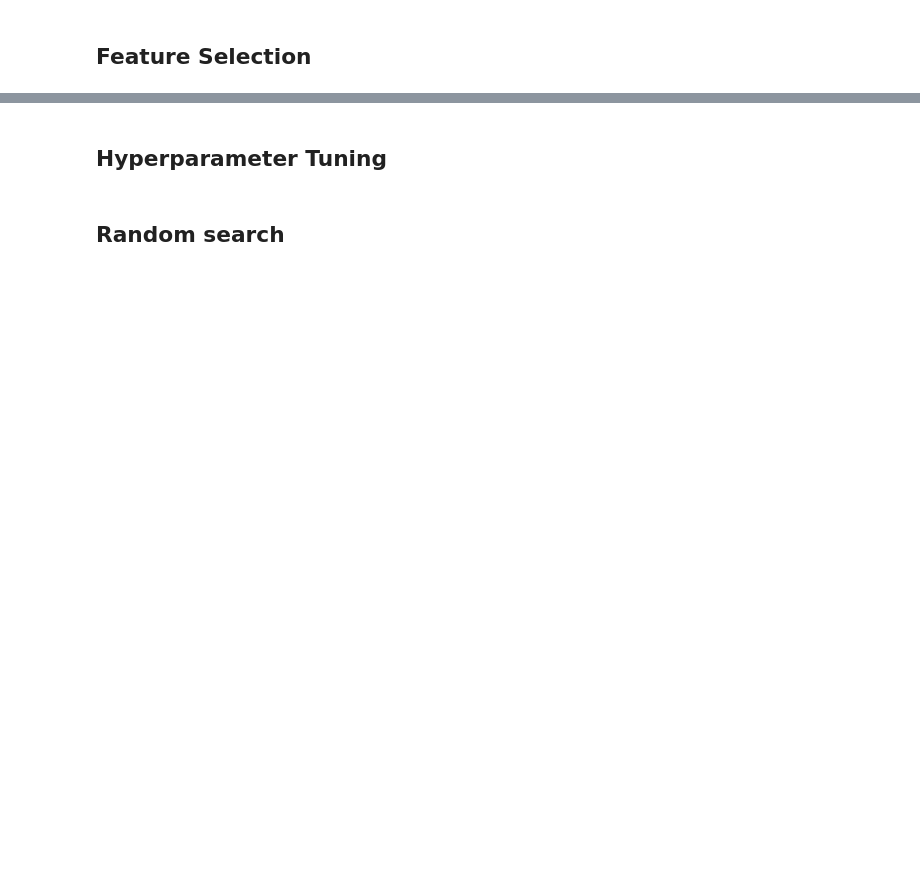
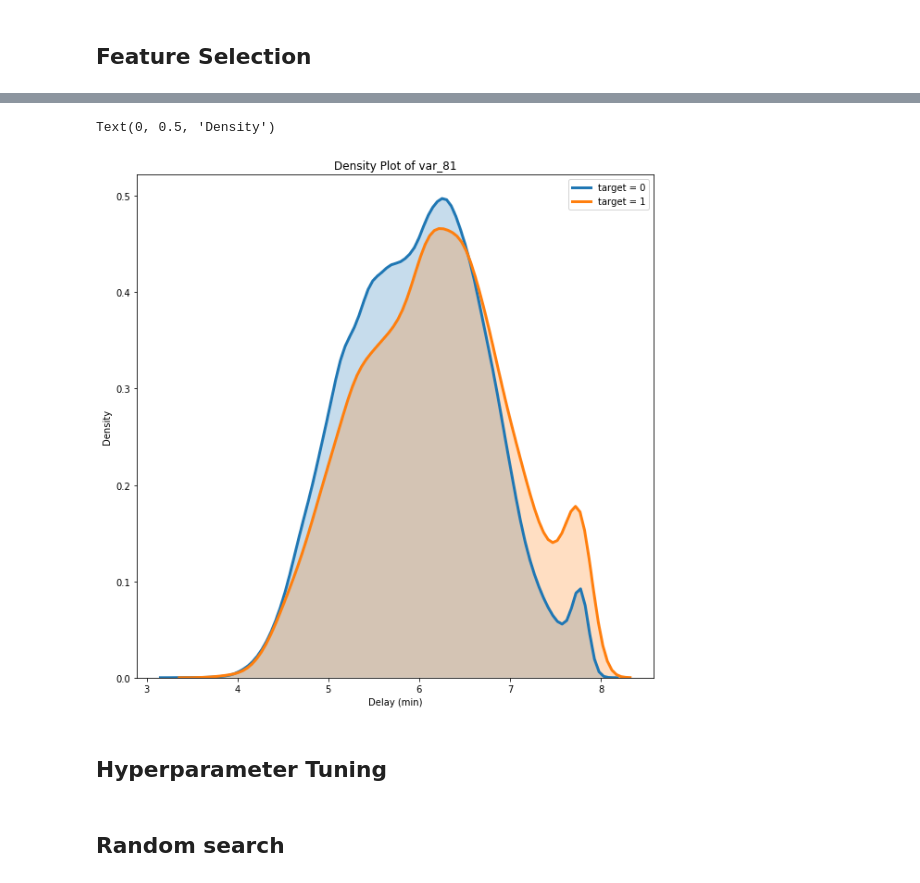
Before and after one commit to JakobGM/machine-learning-course, a Jupyter notebook: project/berild.ipynb, the cells around one changed output, grey strips where cells are left out. Drawn from its saved outputs; the diff is of its cells as text; code cells hidden in the pictures; blank space fills up the shorter version.

```diff
--- a/project/berild.ipynb
+++ b/project/berild.ipynb
@@ -103,3 +75,18 @@ plt.show()
+# %%
+plt.figure(figsize = (10,10))
+sns.distplot(train_df.loc[train_df['target'] == 0,'var_81'],hist = False, kde = True,
+                 kde_kws = {'shade': True, 'linewidth': 3},
+                  label = "target = 0")
+sns.distplot(train_df.loc[train_df['target'] == 1,'var_81'],hist = False, kde = True,
+                 kde_kws = {'shade': True, 'linewidth': 3},
+                  label = "target = 1")
+
+plt.title('Density Plot of var_81')
+plt.xlabel('Delay (min)')
+plt.ylabel('Density')
+# %% [output]
+Text(0, 0.5, 'Density')
+[figure, added]
 # %% [markdown]
 ## Hyperparameter Tuning
 # %%
```
Also changed, not shown: parts of 18 cells of this notebook, 1 other file.
